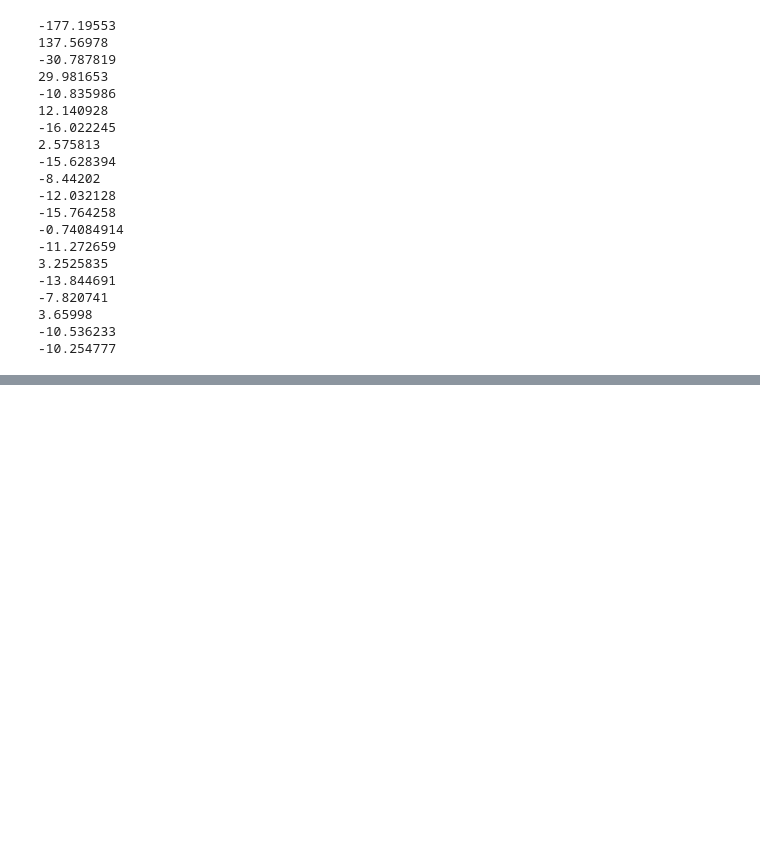
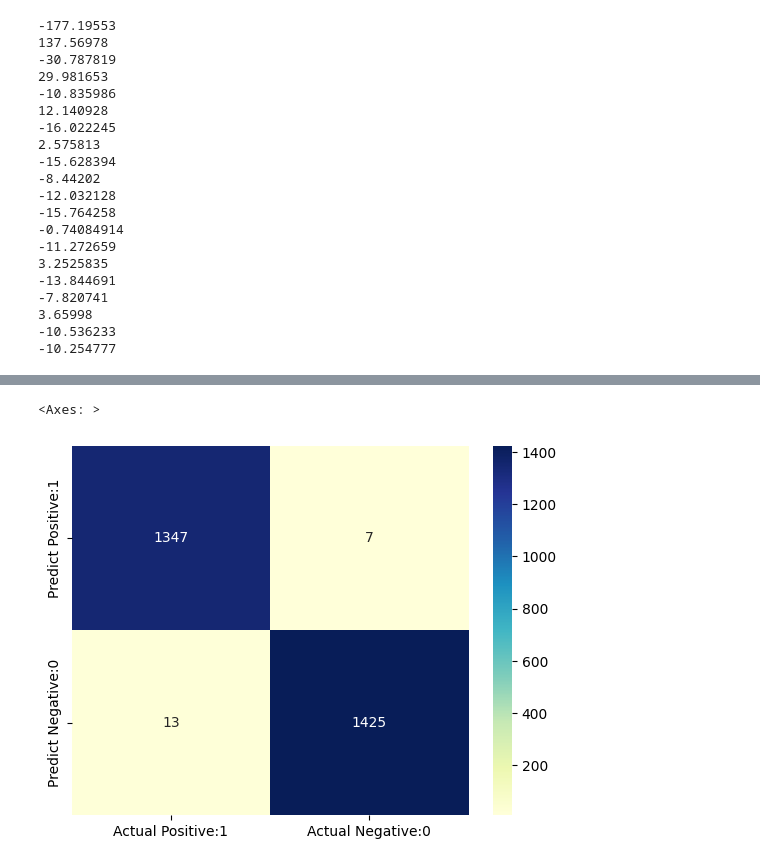
Before and after one commit to Shavil-Singh/ML_cybersec_final, a Jupyter notebook: ml-cybersec-final.ipynb, the cells around one changed output, grey strips where cells are left out. Drawn from its saved outputs; the diff is of its cells as text; code cells hidden in the pictures; blank space fills up the shorter version.

Commit message:
added svm model to notebook added titles to csv files

```diff
--- a/ml-cybersec-final.ipynb
+++ b/ml-cybersec-final.ipynb
@@ -100,0 +94,12 @@ train_data.head()
+# %%
+train_data = pd.read_csv("training.csv")
+#train_data.head()
+x = train_data[['mfcc1','mfcc2','mfcc3','mfcc4','mfcc5','mfcc6','mfcc7','mfcc8','mfcc9','mfcc10','mfcc11','mfcc12','mfcc13','mfcc14','mfcc15','mfcc16','mfcc17','mfcc18','mfcc19','mfcc20']].values
+y = train_data['audio_type'].values
+le = LabelEncoder()
+y = le.fit_transform(y)
+x = StandardScaler().fit_transform(x)
+X_train , X_test, y_train, y_test = train_test_split(x,y,test_size=0.2,random_state=0)
+# %%
+svc = SVC()
+svc.fit(X_train,y_train)
@@ -100,0 +108,4 @@ train_data.head()
+# %%
+ypred = svc.predict(X_test)
+print(ypred)
+print('Model accuracy score with default hyperparameters: {0:0.4f}'. format(accuracy_score(y_test, ypred)))
@@ -100,0 +115,7 @@ train_data.head()
+# %%
+cm = confusion_matrix(y_test,ypred)
+print('Confusion matrix\n\n', cm)
+print('\nTrue Positives(TP) = ', cm[0,0])
+print('\nTrue Negatives(TN) = ', cm[1,1])
+print('\nFalse Positives(FP) = ', cm[0,1])
+print('\nFalse Negatives(FN) = ', cm[1,0])
@@ -100,0 +135,7 @@ train_data.head()
+# %%
+cm_matrix = pd.DataFrame(data=cm, columns=['Actual Positive:1', 'Actual Negative:0'], index=['Predict Positive:1', 'Predict Negative:0'])
+
+sns.heatmap(cm_matrix, annot=True, fmt='d', cmap='YlGnBu')
+# %% [output]
+<Axes: >
+[figure, added]
```
Also changed, not shown: parts of 5 cells of this notebook.
